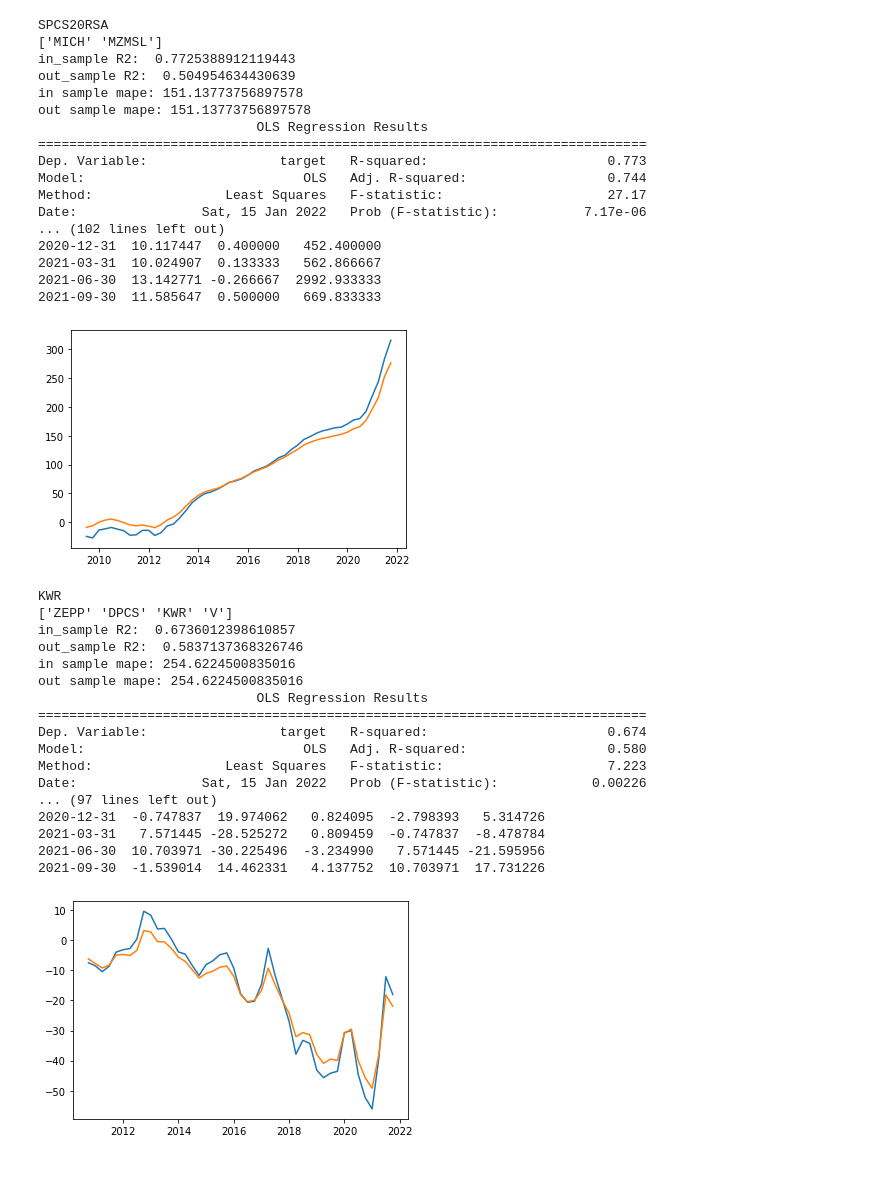
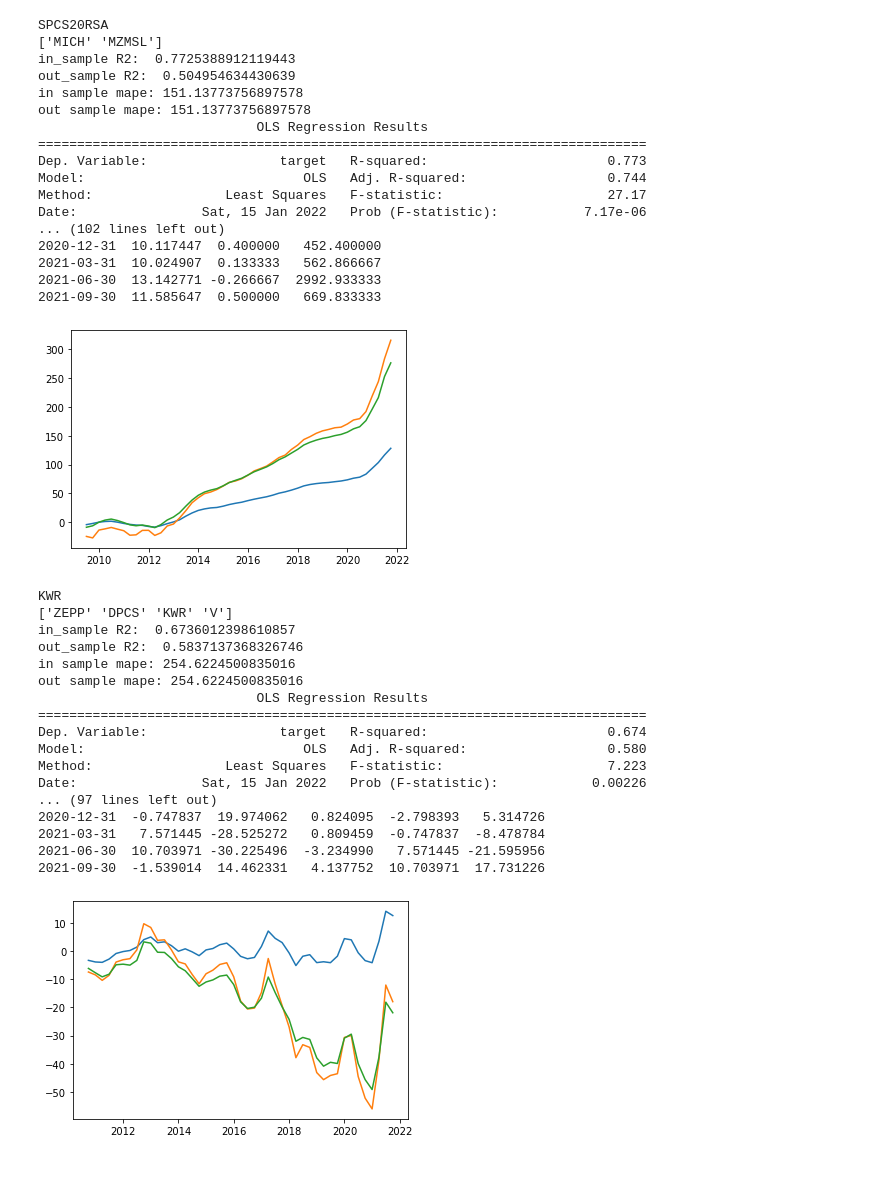
Before and after one commit to thistleknot/py_sock_par, a Jupyter notebook: Fred Analysis.ipynb, the cells around one changed output. Saved outputs shown, nothing was run; the diff lists cells and outputs as text; code cells hidden in the pictures.

Commit message:
added cleaned og data to compare in plots

```diff
--- a/Fred Analysis.ipynb
+++ b/Fred Analysis.ipynb
@@ -1635,6 +1643,7 @@ for m in range(0,len(ranModels_.loc[decent_models])):
         full_prediction_all_data = np.cumsum(ranModels_.loc[decent_models].loc[CCF_names[ccf_position]]['models'][1].predict(CCF_data[np.where(np.array(CCF_names)==CCF_names[ccf_position])[0][0]][vars_].dropna()))
 
 
+        plt.plot(np.cumsum(cleaned.loc[full_prediction_all_data.index][decent_models[m]]))
         plt.plot(training_prediction_all_data)
         plt.plot(full_prediction_all_data)
 
@@ -1683,33 +1692,33 @@ out_sample R2:  0.504954634430639
 in sample mape: 151.13773756897578
 out sample mape: 151.13773756897578
                             OLS Regression Results
 ==============================================================================
 Dep. Variable:                 target   R-squared:                       0.773
 Model:                            OLS   Adj. R-squared:                  0.744
 Method:                 Least Squares   F-statistic:                     27.17
 Date:                Sat, 15 Jan 2022   Prob (F-statistic):           7.17e-06
 ... (102 lines left out)
 2020-12-31  10.117447  0.400000   452.400000
 2021-03-31  10.024907  0.133333   562.866667
 2021-06-30  13.142771 -0.266667  2992.933333
 2021-09-30  11.585647  0.500000   669.833333
-[figure, old version]
+[figure, new version]
 KWR
 ['ZEPP' 'DPCS' 'KWR' 'V']
 in_sample R2:  0.6736012398610857
 out_sample R2:  0.5837137368326746
 in sample mape: 254.6224500835016
 out sample mape: 254.6224500835016
                             OLS Regression Results
 ==============================================================================
 Dep. Variable:                 target   R-squared:                       0.674
 Model:                            OLS   Adj. R-squared:                  0.580
 Method:                 Least Squares   F-statistic:                     7.223
 Date:                Sat, 15 Jan 2022   Prob (F-statistic):            0.00226
 ... (97 lines left out)
 2020-12-31  -0.747837  19.974062   0.824095  -2.798393   5.314726
 2021-03-31   7.571445 -28.525272   0.809459  -0.747837  -8.478784
 2021-06-30  10.703971 -30.225496  -3.234990   7.571445 -21.595956
 2021-09-30  -1.539014  14.462331   4.137752  10.703971  17.731226
-[figure, old version]
+[figure, new version]
 # %%
```
Also changed, not shown: parts of 4 cells of this notebook, 1 other file.
